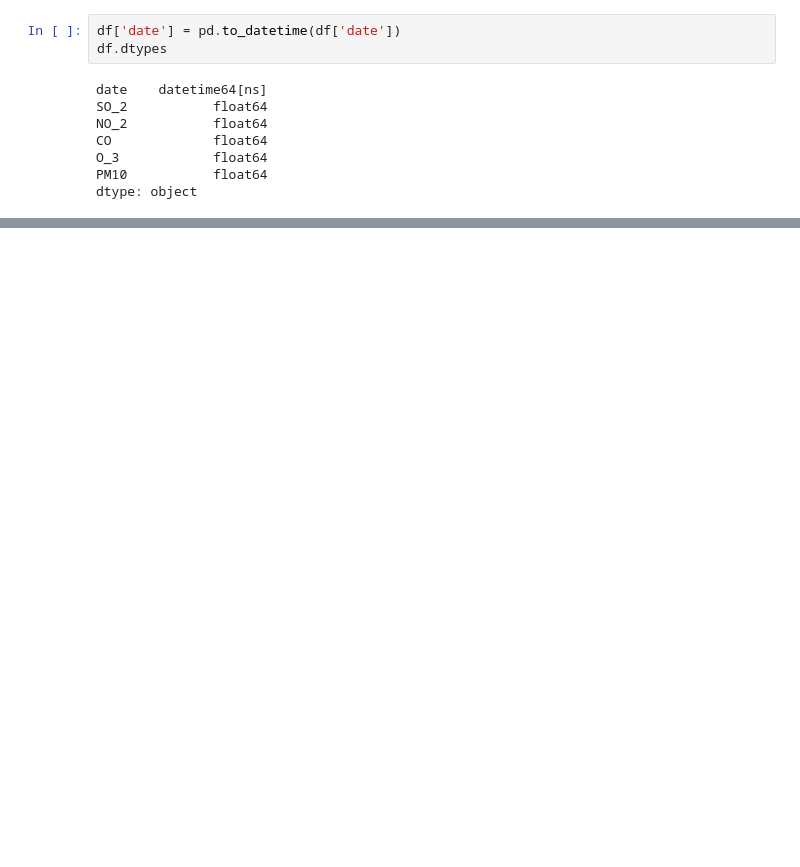
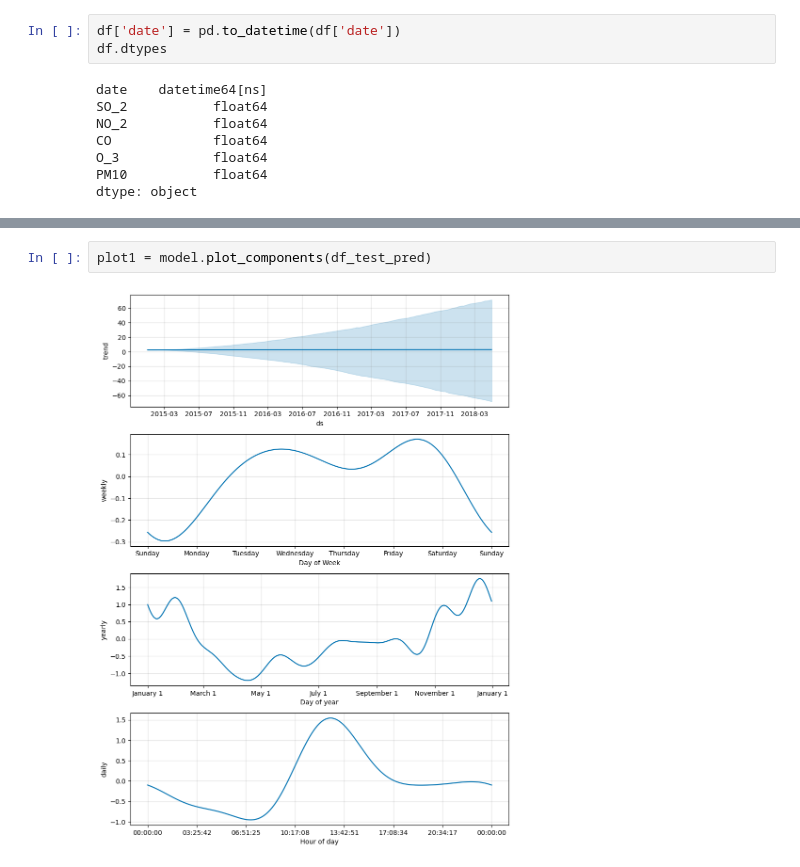
Before and after one commit to svapichon/air-quality-prediction, a Jupyter notebook: madrid.ipynb, the cells around one changed output, grey strips where cells are left out. Drawn from its saved outputs; the diff is of its cells as text; blank space fills up the shorter version.

```diff
--- a/madrid.ipynb
+++ b/madrid.ipynb
@@ -157,0 +257,4 @@ model.plot_components(forecast)
+# %%
+plot1 = model.plot_components(df_test_pred)
+# %% [output]
+[figure, added]
```
Also changed, not shown: parts of 36 cells of this notebook, 1 other file.
